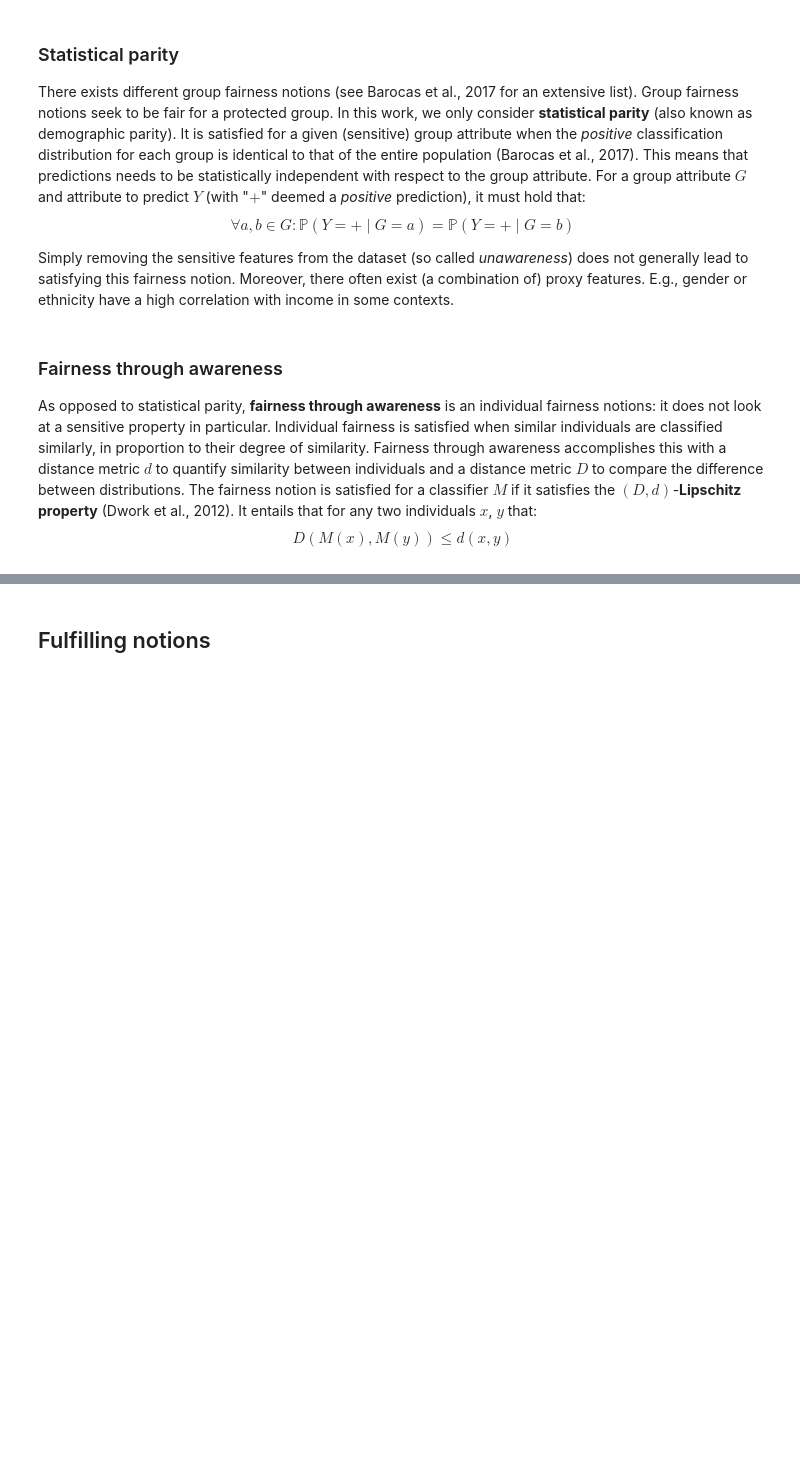
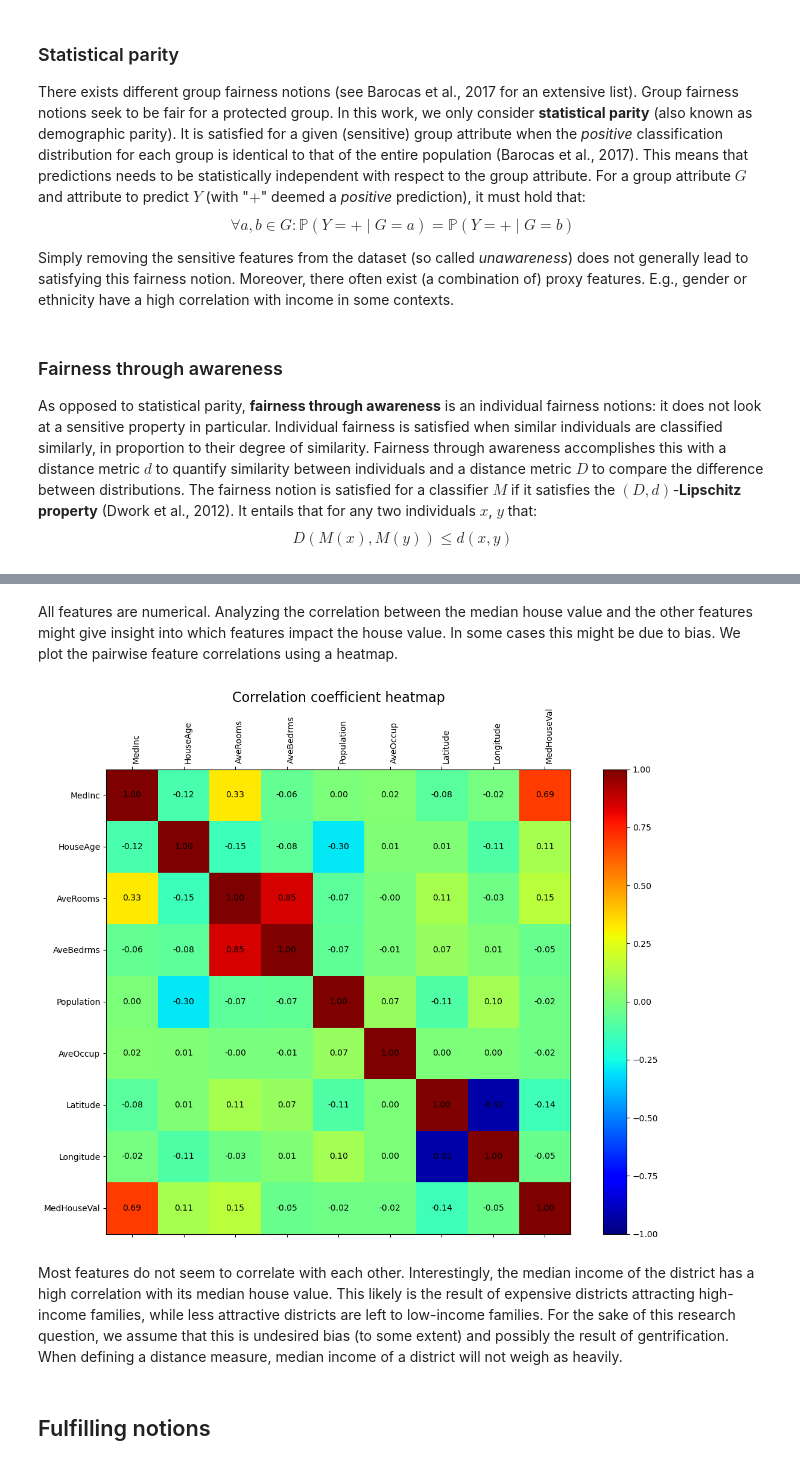
Before and after one commit to lucavella/SFML-project, a Jupyter notebook: luca_project.ipynb, the cells around one changed output, grey strips where cells are left out. Cells and saved outputs as stored; diff of their text form; code cells hidden in the pictures; blank space fills up the shorter version.

```diff
--- a/luca_project.ipynb
+++ b/luca_project.ipynb
@@ -77,0 +159,3 @@ vehicle-insurance-customer-data.zip: Skipping, found more recently modified loca
+# %%
+housing_df = fetch_california_housing(as_frame=True).frame
+housing_df.head(10)
@@ -78,3 +174,31 @@ vehicle-insurance-customer-data.zip: Skipping, found more recently modified loca
+# %% [markdown]
+All features are numerical. Analyzing the correlation between the median house value and the other features might give insight into which features impact the house value. In some cases this might be due to bias. We plot the pairwise feature correlations using a heatmap.
+# %%
+# calculate pearson coefficient matrix
+corr = np.corrcoef(housing_df, rowvar=False)
+
+# Show heat map
+fig, ax = plt.subplots(figsize=(14,10))
+plt.jet()
+
+cax = ax.matshow(corr, vmin=-1, vmax=1)
+plt.title("Correlation coefficient heatmap", fontsize=16)
+fig.colorbar(cax)
+
+for (i, j), c in np.ndenumerate(corr):
+    ax.text(j, i, f"{c:.2f}", ha="center", va="center")
+
+ticks = list(range(len(housing_df.columns)))
+ax.set_xticks(ticks)
+ax.set_yticks(ticks)
+
+ax.set_xticklabels(housing_df.columns, rotation=90, horizontalalignment='left')
+ax.set_yticklabels(housing_df.columns)
+plt.show()
+# %% [output]
+[figure, added]
+# %% [markdown]
+Most features do not seem to correlate with each other. Interestingly, the median income of the district has a high correlation with its median house value. This likely is the result of expensive districts attracting high-income families, while less attractive districts are left to low-income families. For the sake of this research question, we assume that this is undesired bias (to some extent) and possibly the result of gentrification. When defining a distance measure, median income of a district will not weigh as heavily.
 # %% [markdown]
 ## Fulfilling notions
 # %% [markdown]
```
Also changed, not shown: parts of 16 cells of this notebook, 2 other files.
